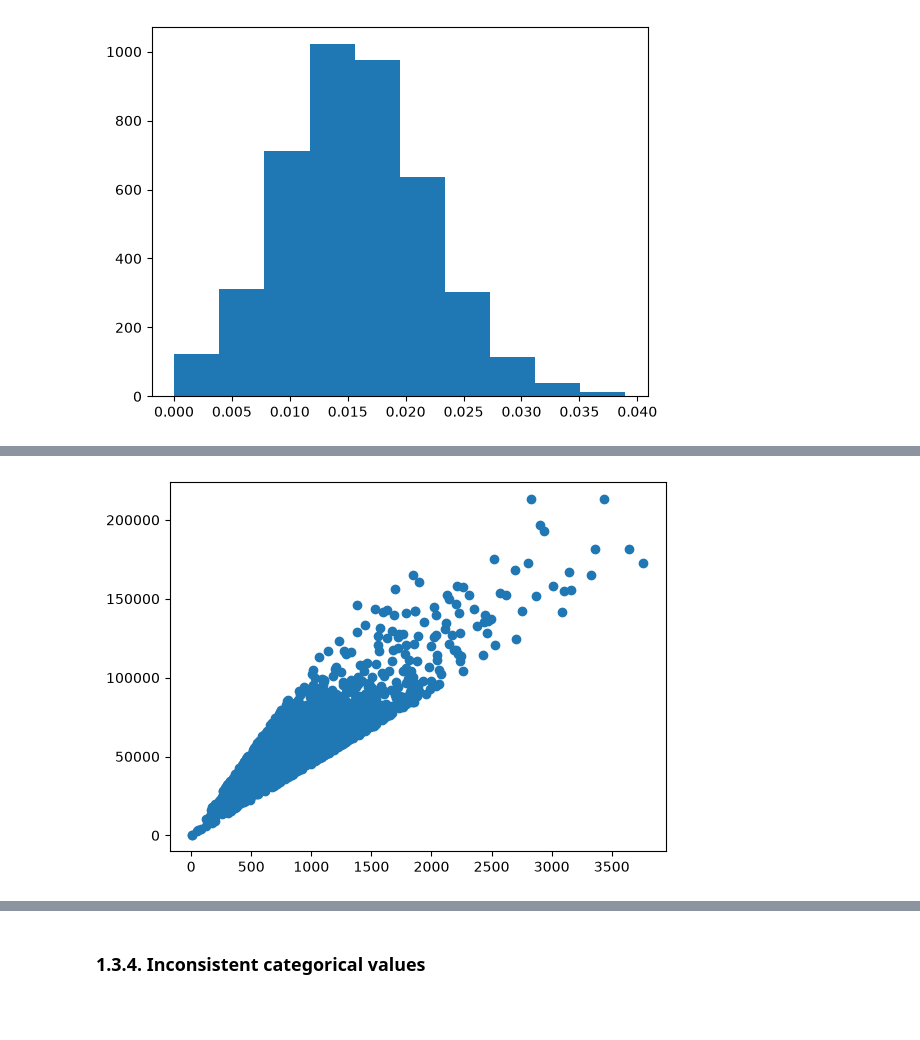
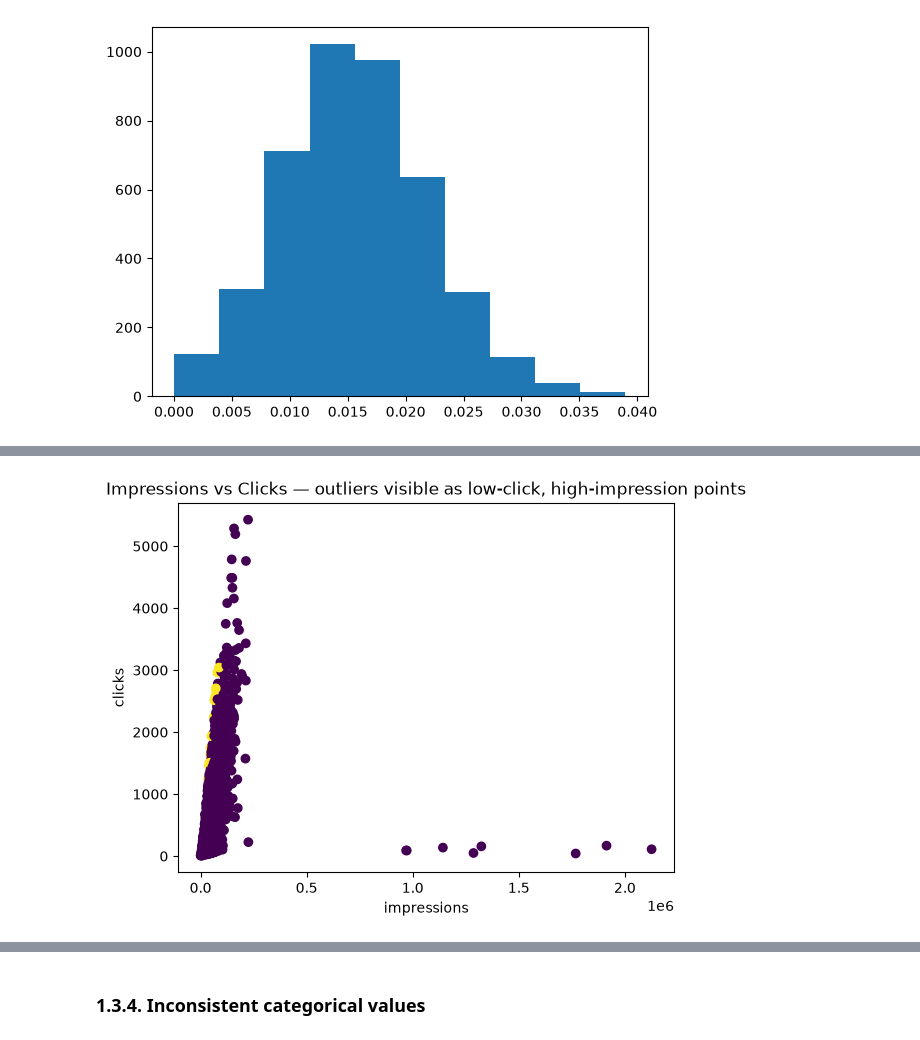
Before and after one commit to EzraGoldberg/portfolio-projects, a Jupyter notebook: 2. Tech Interview Prep/Weather Adtech Data Science/notebooks/Adtech_Prep.ipynb, the cells around one changed output, grey strips where cells are left out. Cells and saved outputs as stored; diff of their text form; code cells hidden in the pictures; blank space fills up the shorter version.

Commit message:
Fixed outlier detection section, the zscore is now working accurately

```diff
--- a/2. Tech Interview Prep/Weather Adtech Data Science/notebooks/Adtech_Prep.ipynb
+++ b/2. Tech Interview Prep/Weather Adtech Data Science/notebooks/Adtech_Prep.ipynb
@@ -337,9 +337,13 @@ plt.show()
 ## rn we are just seeing there are outliers, but not handling them appropriately
 
 # Remove outliers from the 'CTR' column using Z-scores
-z_scores = np.abs(stats.zscore(campaign_df['CTR'], nan_policy='omit'))
-campaign_cleaned = campaign_df[z_scores < 1]  # Keep rows where Z-score is less than 3
+# Z-score on CTR, handling NaN/inf from the missing/zero-click rows first
+ctr_clean = campaign_df['CTR'].replace([np.inf, -np.inf], np.nan)
+z_scores = np.abs(stats.zscore(ctr_clean, nan_policy='omit'))
 
-campaign_cleaned.head(3)
-# this is failing, it is showing no rows
+campaign_df['CTR Outlier'] = z_scores > 3
+print('Flagged outlier rows:', campaign_df['CTR Outlier'].sum())
+campaign_df[campaign_df['CTR Outlier']][['date', 'campaign_name', 'channel', 'impressions', 'clicks', 'CTR']]
+outliers = campaign_df.loc[campaign_df['CTR Outlier']!=False]
+outliers.head(10)
 # %% [output]
@@ -350,6 +362,12 @@ campaign_cleaned.head(3)
 # %%
-fig, ax = plt.subplots()
-ax.scatter(campaign_cleaned["clicks"], campaign_cleaned["impressions"])
+colors = campaign_df["CTR Outlier"].astype(int)
+
+plt.scatter(campaign_df['impressions'], campaign_df['clicks'], c=colors)
+plt.xlabel('impressions')
+plt.ylabel('clicks')
+plt.title('Impressions vs Clicks — outliers visible as low-click, high-impression points')
 plt.show()
+
+plt.show()
 # %% [output]
-[figure, old version]
+[figure, new version]
```
Also changed, not shown: parts of 4 cells of this notebook, 1 other file.
